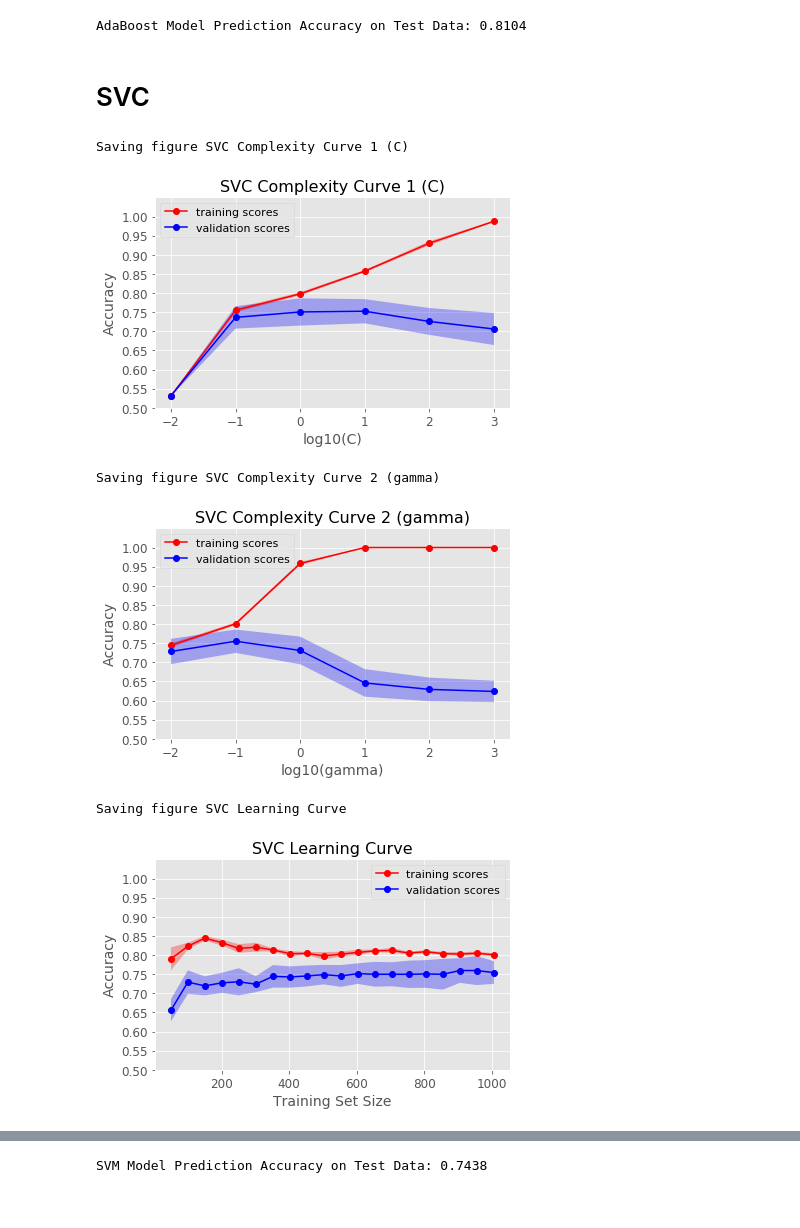
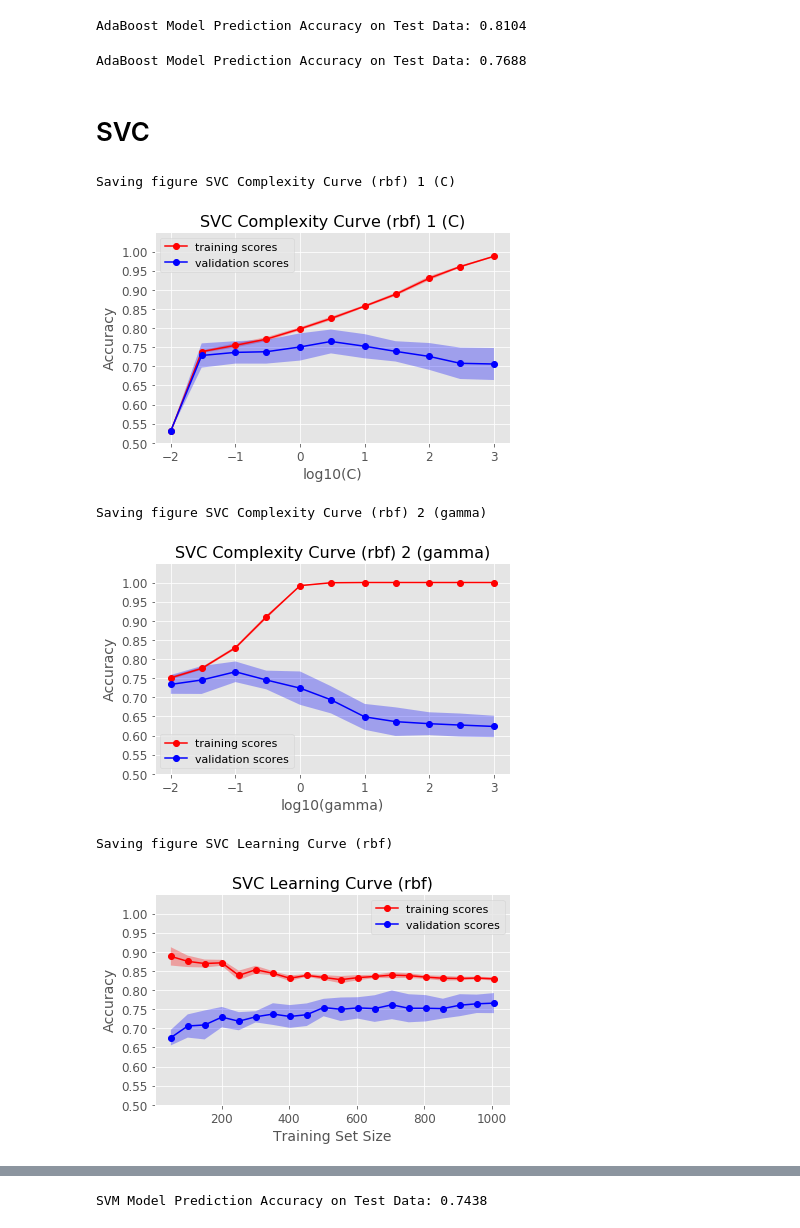
Before and after one commit to wanlipu/dsmain, a Jupyter notebook: machine_learning/classification-final-1.ipynb, the cells around one changed output, grey strips where cells are left out. Drawn from its saved outputs; the diff is of its cells as text; code cells hidden in the pictures.

```diff
--- a/machine_learning/classification-final-1.ipynb
+++ b/machine_learning/classification-final-1.ipynb
@@ -375,7 +417,8 @@ mlp_clf.score(X_test, y_test)
 # mlp_clf = MLPClassifier(solver='lbfgs', alpha=1e-5,
 #                         hidden_layer_sizes=(10, 2), max_iter = 200,random_state=0)
 mlp_clf = MLPClassifier(solver='lbfgs', alpha=1e0,
-                        hidden_layer_sizes=10, max_iter = 1000,random_state=0)
+                        hidden_layer_sizes=10, max_iter = 300,activation = 'logistic', random_state=0)
 mlp_clf.fit(X_train, y_train)
-mlp_clf.score(X_test, y_test)
+test_score = mlp_clf.score(X_test, y_test)
+print ('ANN Model Prediction Accuracy on Test Data: {:.4f}'.format(test_score))
 # %% [output]
@@ -383,7 +425,0 @@ mlp_clf.score(X_test, y_test)
-# %%
-# mlp_clf = MLPClassifier(solver='lbfgs', alpha=1e-5,
-#                         hidden_layer_sizes=(10, 2), max_iter = 200,random_state=0)
-mlp_clf = MLPClassifier(solver='lbfgs', alpha=1e0,
-                        hidden_layer_sizes=10, max_iter = 300,random_state=0)
-mlp_clf.fit(X_train, y_train)
-mlp_clf.score(X_test, y_test)
@@ -392,8 +425,0 @@ mlp_clf.score(X_test, y_test)
-# %%
-# mlp_clf = MLPClassifier(solver='lbfgs', alpha=1e-5,
-#                         hidden_layer_sizes=(10, 2), max_iter = 200,random_state=0)
-mlp_clf = MLPClassifier(solver='lbfgs', alpha=1e0,
-                        hidden_layer_sizes=(10, 10, 10, 10), max_iter = 300,random_state=0)
-mlp_clf.fit(X_train, y_train)
-test_score = mlp_clf.score(X_test, y_test)
-print ('ANN Model Prediction Accuracy on Test Data: {:.4f}'.format(test_score))
@@ -498,12 +545,23 @@ test_score = bdt_clf.score(X_test, y_test)
 print ('AdaBoost Model Prediction Accuracy on Test Data: {:.4f}'.format(test_score))
 # %% [output]
 AdaBoost Model Prediction Accuracy on Test Data: 0.8104
+# %%
+bdt_clf = AdaBoostClassifier(
+    DecisionTreeClassifier(max_depth=5),
+    n_estimators=100,
+    learning_rate=0.1,
+    algorithm="SAMME")
+bdt_clf.fit(X_train, y_train)
+test_score = bdt_clf.score(X_test, y_test)
+print ('AdaBoost Model Prediction Accuracy on Test Data: {:.4f}'.format(test_score))
+# %% [output]
+AdaBoost Model Prediction Accuracy on Test Data: 0.7688
 # %% [markdown]
 # SVC
 # %%
 def plot_complexity_curve_svm1():
     param_name="C"
-    param_range=[0.01, 0.1, 1, 10, 100, 1000]
+    param_range=[0.01, 0.03, 0.1, 0.3, 1, 3, 10, 30, 100, 300, 1000]
     val_train, val_test = validation_curve(SVC(kernel= 'rbf'),
                                            X_train, y_train,
                                            param_name=param_name, param_range=param_range, cv=10)
@@ -514,21 +572,21 @@ def plot_complexity_curve_svm1():
     plt.ylim(lower, upper+interval)
     plt.yticks(ytick_range)
     plt.xlabel('log10(C)'); plt.ylabel('Accuracy')
-    plt.title('SVC Complexity Curve 1 (C)', fontsize=16)
+    plt.title('SVC Complexity Curve (rbf) 1 (C)', fontsize=16)
     plt.legend(fontsize = 11)
     #plt.grid()
-    save_fig('SVC Complexity Curve 1 (C)', tight_layout=True)
+    save_fig('SVC Complexity Curve (rbf) 1 (C)', tight_layout=True)
 
 plot_complexity_curve_svm1()
 # %% [output]
-Saving figure SVC Complexity Curve 1 (C)
+Saving figure SVC Complexity Curve (rbf) 1 (C)
-[figure, old version]
+[figure, new version]
 # %%
 def plot_complexity_curve_svm2():
     #train_sizes = np.linspace(0.1, 0.95, 18)
     param_name="gamma"
-    param_range=[0.01, 0.1, 1, 10, 100, 1000]
-    val_train, val_test = validation_curve(SVC(kernel= 'rbf', C = 1),
+    param_range=[0.01, 0.03, 0.1, 0.3, 1, 3, 10, 30, 100, 300, 1000]
+    val_train, val_test = validation_curve(SVC(kernel= 'rbf', C = 3),
                                            X_train, y_train,
                                            param_name=param_name, param_range=param_range, cv=10)
     #print (val_train)
@@ -539,34 +597,34 @@ def plot_complexity_curve_svm2():
     plt.ylim(lower, upper+interval)
     plt.yticks(ytick_range)
     plt.xlabel('log10(gamma)'); plt.ylabel('Accuracy')
-    plt.title('SVC Complexity Curve 2 (gamma)', fontsize=16)
+    plt.title('SVC Complexity Curve (rbf) 2 (gamma)', fontsize=16)
     plt.legend(fontsize = 11)
     #plt.grid()
-    save_fig('SVC Complexity Curve 2 (gamma)', tight_layout=True)
+    save_fig('SVC Complexity Curve (rbf) 2 (gamma)', tight_layout=True)
 
 plot_complexity_curve_svm2()
 # %% [output]
-Saving figure SVC Complexity Curve 2 (gamma)
+Saving figure SVC Complexity Curve (rbf) 2 (gamma)
-[figure, old version]
+[figure, new version]
 # %%
-def plot_learning_curve_svm():
+def plot_learning_curve_svm1():
     train_sizes = np.linspace(0.05, 1, 20)
     # if the train size is too small, training sample may only contain one class
-    N_train, val_train, val_test = learning_curve(SVC(kernel= 'rbf', C = 1, gamma = 0.1),
+    N_train, val_train, val_test = learning_curve(SVC(kernel= 'rbf', C = 3, gamma = 0.1),
                                                   X_train, y_train, train_sizes=train_sizes, cv=10)
     plot_curve(N_train, val_train, label='training scores', color = 'r')
     plot_curve(N_train, val_test, label='validation scores', color = 'b')
     lower = 0.5; upper = 1; interval = 0.05
     ytick_range = np.arange(lower, upper+interval, interval)
     plt.ylim(lower, upper+interval)
     plt.yticks(ytick_range)
     plt.xlabel('Training Set Size'); plt.ylabel('Accuracy')
-    plt.title('SVC Learning Curve', fontsize=16)
+    plt.title('SVC Learning Curve (rbf)', fontsize=16)
     plt.legend(fontsize = 11)
     #plt.grid()
-    save_fig('SVC Learning Curve', tight_layout=True)
+    save_fig('SVC Learning Curve (rbf)', tight_layout=True)
 
-plot_learning_curve_svm()
+plot_learning_curve_svm1()
 # %% [output]
-Saving figure SVC Learning Curve
+Saving figure SVC Learning Curve (rbf)
-[figure, old version]
+[figure, new version]
```
Also changed, not shown: parts of 20 cells of this notebook, 43 other files.
